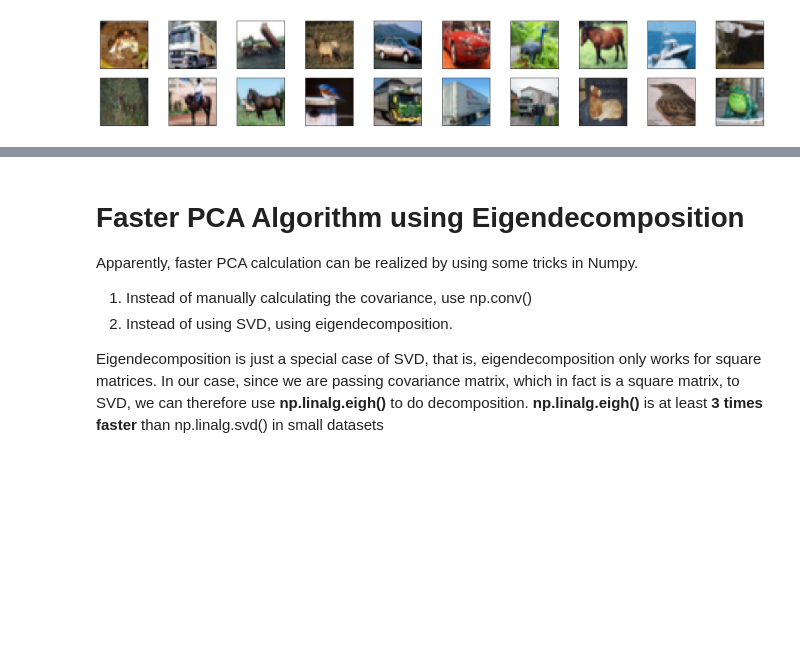
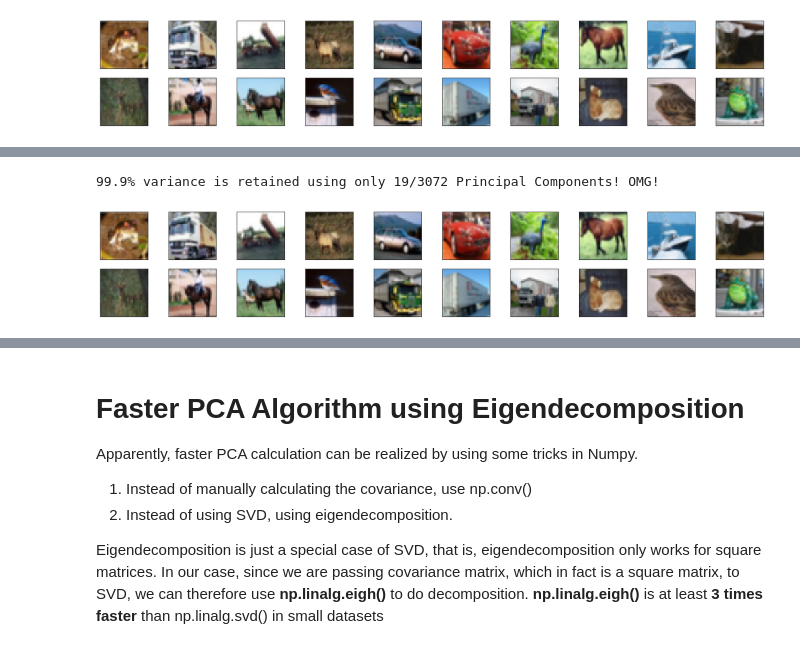
Before and after one commit to rrmina/Neural-Network-Experiments, a Jupyter notebook: PCA.ipynb, the cells around one changed output, grey strips where cells are left out. Drawn from its saved outputs; the diff is of its cells as text; code cells hidden in the pictures; blank space fills up the shorter version.

```diff
--- a/PCA.ipynb
+++ b/PCA.ipynb
@@ -106,0 +126,47 @@ visualize(new_data_svd.reshape(-1,3,32,32).transpose(0,2,3,1))
+# %%
+# For this implementation, we can remove the (1/m)
+def find_min_dim(data, U, variance=0.01, start=1):
+    # Reshape the data into flattened vectors [num_samples, -1]
+    original_shape = data.shape
+    num_samples = data.shape[0]
+    data = data.reshape(num_samples, -1)
+
+    # Get the mean and zero center the data
+    data_original = data
+    mean = np.mean(data, axis=0) # per pixel mean
+    data = data - mean
+
+    # Get the denominator
+    denominator = np.sum(data_original*data_original)
+    right_side = variance * denominator
+
+    # Number of Principal Components
+    num_pcomp = data.shape[1]
+
+    # Find the least number of Principal Components needed to satisfy variance condition
+    for i in range (start, num_pcomp+1):
+        # Usual PCA Compression and Recovery
+        data_compressed = np.dot(data, U[:, :i])
+        data_recovered = np.dot(data_compressed, U[:, :i].transpose())
+        data_recovered += mean
+
+        # Squared Error
+        diff = data_original - data_recovered
+        numerator = np.sum(diff*diff)
+        left_side = numerator
+
+        # Compare left side and right side
+        if (left_side < right_side):
+            break
+
+    # Reshape recovered data
+    data_recovered = data_recovered.reshape(*original_shape)
+
+    return data_recovered, i
+# %%
+new_data_3, num_pcomp = find_min_dim(data, U, variance=0.001, start=1)
+print("99.9% variance is retained using only {}/3072 Principal Components! OMG!".format(num_pcomp))
+visualize(new_data_3.transpose(0,2,3,1))
+# %% [output]
+99.9% variance is retained using only 19/3072 Principal Components! OMG!
+[figure, added]
```
Also changed, not shown: parts of 14 cells of this notebook.
